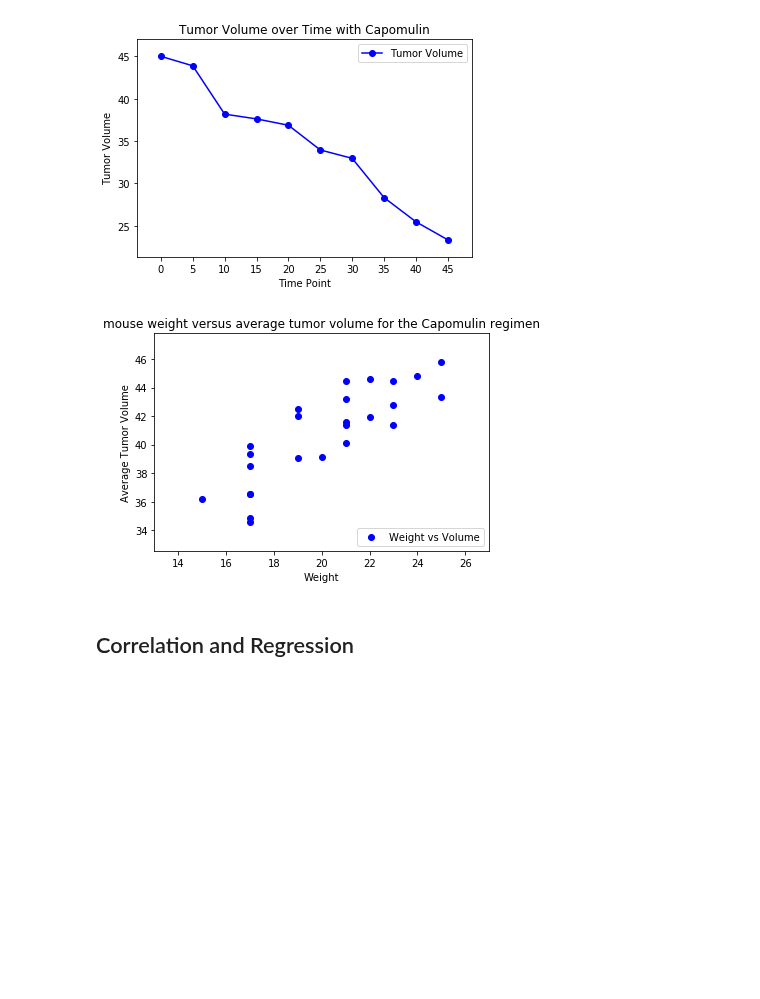
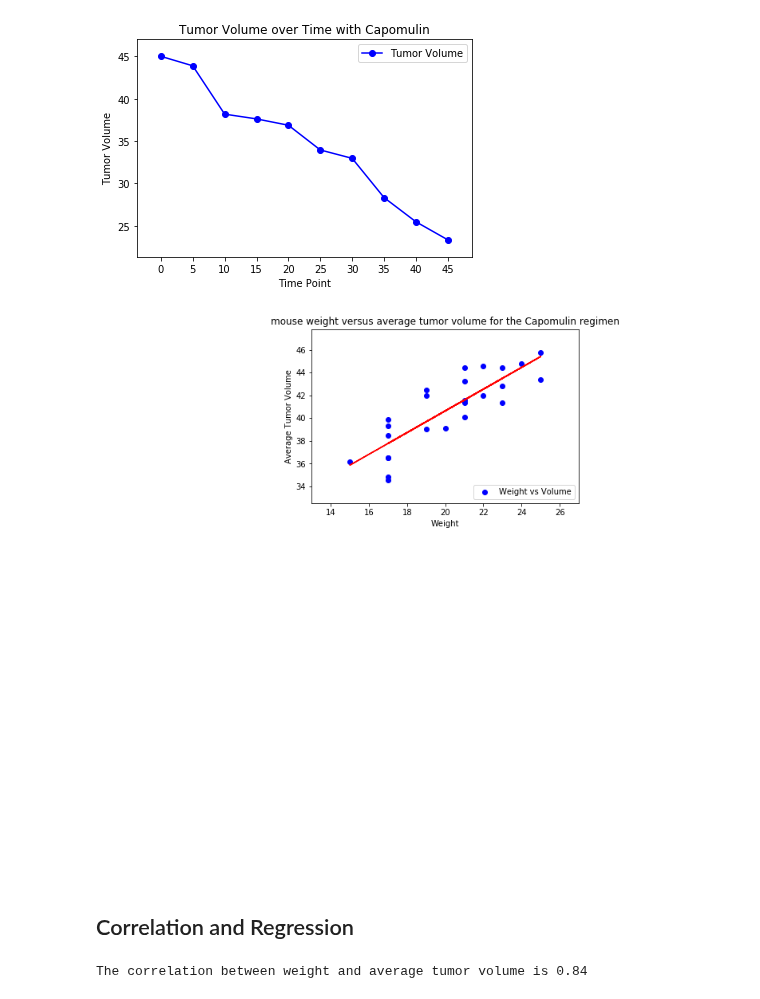
Before and after one commit to olivesun1213/Matplotlib, a Jupyter notebook: Unit 05 - Matplotlib_Homework_Instructions_Pymaceuticals_pymaceuticals_starter.ipynb, the cells around one changed output. Drawn from its saved outputs; the diff is of its cells as text; code cells hidden in the pictures; blank space fills up the shorter version.

```diff
--- a/Unit 05 - Matplotlib_Homework_Instructions_Pymaceuticals_pymaceuticals_starter.ipynb
+++ b/Unit 05 - Matplotlib_Homework_Instructions_Pymaceuticals_pymaceuticals_starter.ipynb
@@ -343,22 +358,39 @@ plt.show()
 [figure]
 # %%
 # Generate a scatter plot of mouse weight versus average tumor volume for the Capomulin regimen
+#find all mouse who's been treated with Capomulin
 only_Capomulin=newtable.loc[combined_file["Drug Regimen"] == "Capomulin", :]
+
+#find mouse weight
 weight=only_Capomulin.groupby("Mouse ID")["Weight (g)"].unique()
 weight = weight.astype(float)
+#find tumor volume
 Tumor_volume=only_Capomulin.groupby("Mouse ID")["Tumor Volume (mm3)"].mean()
-plt.scatter(weight,Tumor_volume,color="b", label="Weight vs Volume")
+#line regresstion
+(slope, intercept, rvalue, pvalue, stderr) = linregress(weight, Tumor_volume)
+regress_values = weight * slope + intercept
+line_equation = "y = " + str(round(slope,2)) + "x + " + str(round(intercept,2))
+# plot line and scatter plot
+
+plt.plot(weight,regress_values,"r-")
+plt.scatter(weight,Tumor_volume,color="blue", label="Weight vs Volume")
+# format
+plt.annotate(line_equation,(2,1),fontsize=15,color="red")
 plt.title("mouse weight versus average tumor volume for the Capomulin regimen")
 plt.legend(loc="lower right")
 plt.xlabel("Weight")
 plt.ylabel("Average Tumor Volume")
 plt.xlim(min(weight)-2, max(weight)+2)
 plt.ylim(min(Tumor_volume)-2,max(Tumor_volume)+2)
 plt.show()
 # %% [output]
-[figure, old version]
+[figure, new version]
 # %% [markdown]
 ## Correlation and Regression
 # %%
 # Calculate the correlation coefficient and linear regression model
 # for mouse weight and average tumor volume for the Capomulin regimen
+correlation = st.pearsonr(weight,Tumor_volume)
+print(f"The correlation between weight and average tumor volume is {round(correlation[0],2)}")
+# %% [output]
+The correlation between weight and average tumor volume is 0.84
```
Also changed, not shown: parts of 10 cells of this notebook.
